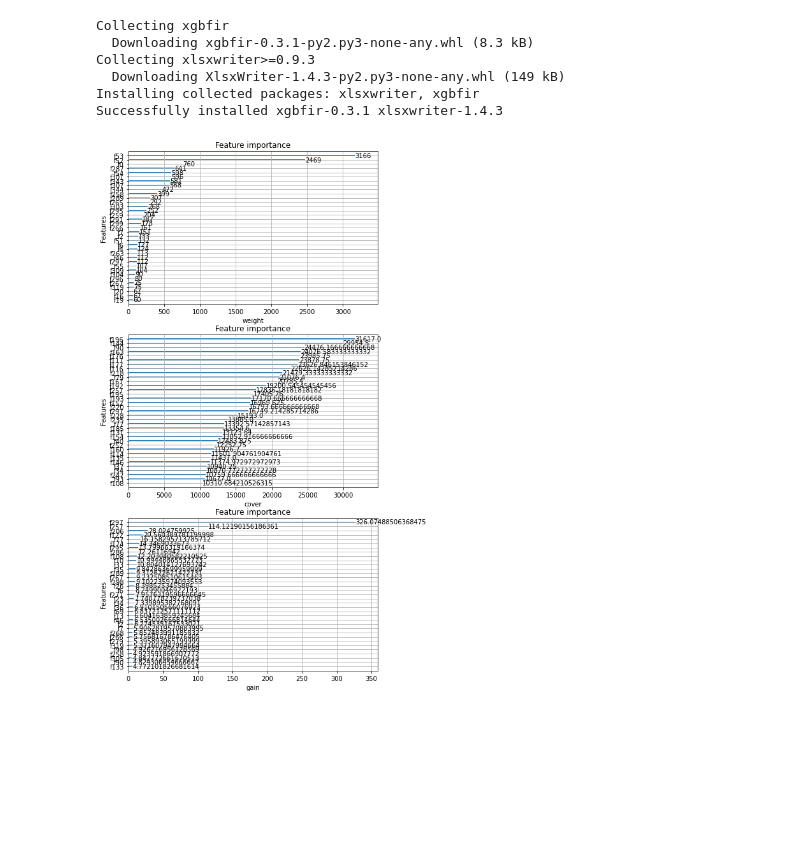
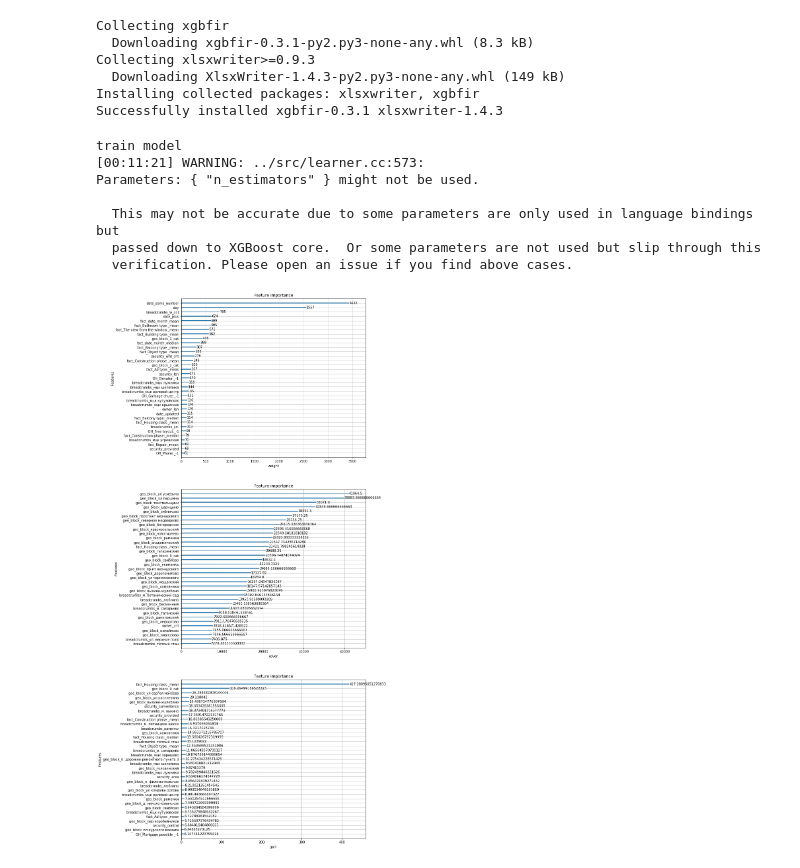
Before and after one commit to DataCrane/PML-kaggle-competition-2021, a Jupyter notebook: pml-2021-competition.ipynb, the cells around one changed output. Drawn from its saved outputs; the diff is of its cells as text; code cells hidden in the pictures; blank space fills up the shorter version.

Commit message:
modified feature importance

```diff
--- a/pml-2021-competition.ipynb
+++ b/pml-2021-competition.ipynb
@@ -1174,39 +1166,56 @@ Installing collected packages: xlsxwriter, xgbfir
 Successfully installed xgbfir-0.3.1 xlsxwriter-1.4.3
 # %%
 # SAVE FEATURE IMPORTANCE
+import xgbfir
 target_log = True
 
 # prepare input
 black_list=['price', 'id', 'fact_Type of the building:_mean', 'fact_Type of the building:_median']
 feats = [z for z in [x for x in train.columns if train[x].dtype != 'O'] if z not in black_list] #tu można też select_dtypes
 
 
 # prepare X y
 X = train[feats].values
 y = train["price"].values
-X_train, X_test, y_train, y_test = train_test_split(X, y, test_size=0.3, random_state=2)
+X_train, X_test, y_train, y_test = train_test_split(X, y, test_size=0.1, random_state=2)
 
 if target_log:
     y_train = np.log(y_train)
 
-# print("train model")
+print("train model")
+dtrain = xgb.DMatrix(X_train, label=y_train, feature_names=feats)
+# dtest = xgb.DMatrix(y_train.reshape((1, -1)))
+
+# evallist = [(dtest, 'test'), (dtrain, 'train')]
+
+xgb_params = {'max_depth':10, 'n_estimators':70, 'learning_rate':0.1, 'random_state':3}
+
 # model = xgb.XGBRegressor(max_depth=10, n_estimators=70, learning_rate=0.1, random_state=3)
+model = xgb.train(xgb_params, dtrain, \
+                  num_boost_round=60, \
+#                   early_stopping_rounds=50, \
+                  maximize=False, verbose_eval=10)
 # model.fit(X_train, y_train)
 
 # plot
-fig, ax = plot.subplots(3,1,figsize=(7,15))
+fig, ax = plot.subplots(3,1,figsize=(10,30))
 
 nfeats = 35
 importance_types = ['weight', 'cover', 'gain']
 
 for i, imp_i in enumerate(importance_types):
     xgb.plot_importance(model, ax=ax[i], max_num_features=nfeats
                     , importance_type=imp_i
                     , xlabel=imp_i)
 
 # save xgbfir file to excel
-
-import xgbfir
 xgbfir.saveXgbFI(model, OutputXlsxFile='feature importance.xlsx')
 # %% [output]
+train model
+[00:11:21] WARNING: ../src/learner.cc:573:
+Parameters: { "n_estimators" } might not be used.
+
+  This may not be accurate due to some parameters are only used in language bindings but
+  passed down to XGBoost core.  Or some parameters are not used but slip through this
+  verification. Please open an issue if you find above cases.
-[figure, old version]
+[figure, new version]
```
Also changed, not shown: parts of 5 cells of this notebook, 1 other file.
